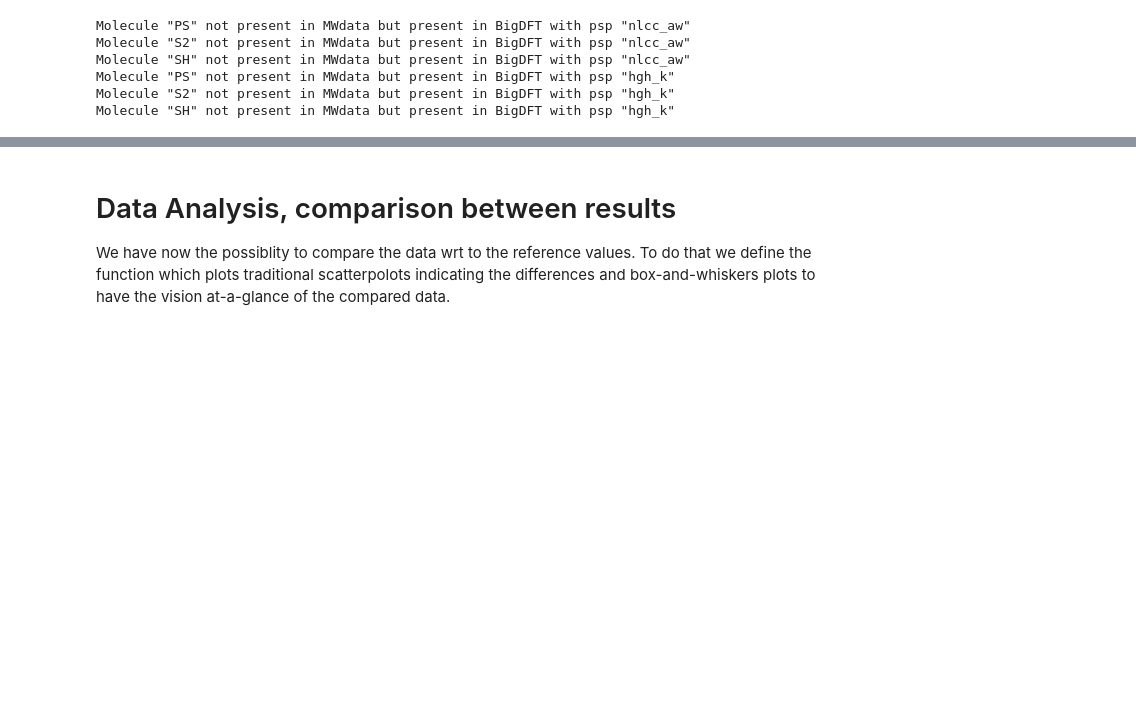
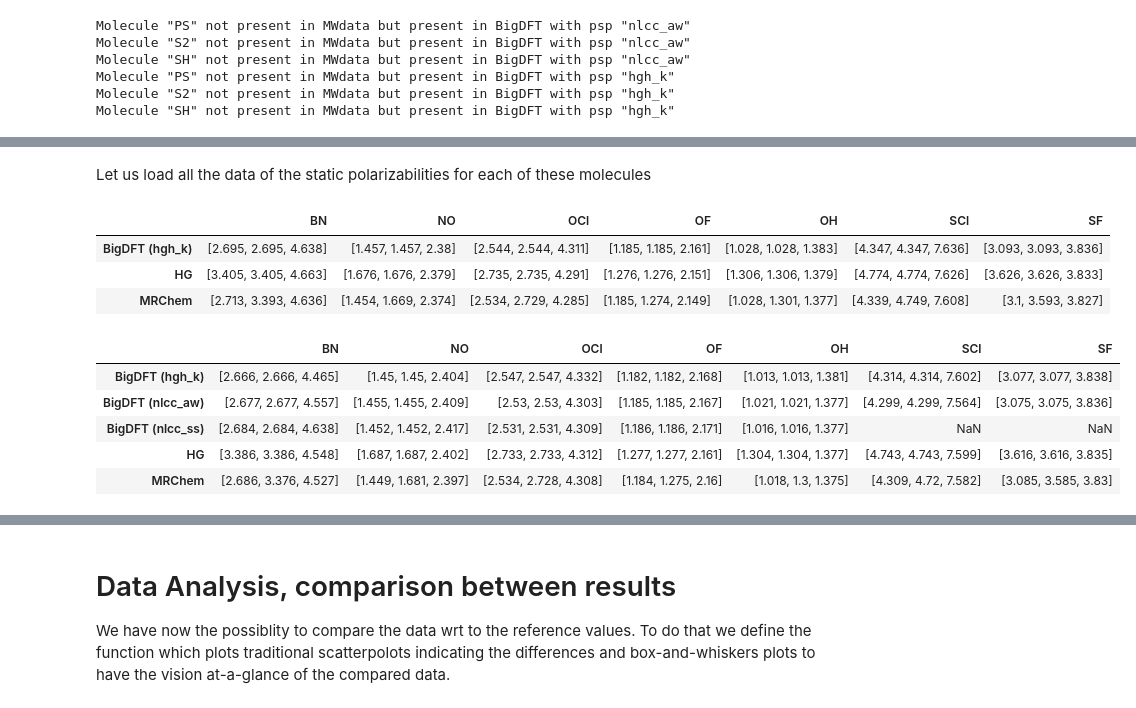
Before and after one commit to marcodalessandro76/Statical-Polarizability, a Jupyter notebook: Calculations/Data analysis.ipynb, the cells around one changed output, grey strips where cells are left out. Drawn from its saved outputs; the diff is of its cells as text; code cells hidden in the pictures; blank space fills up the shorter version.

Commit message:
Anisotropy table added

```diff
--- a/Calculations/Data analysis.ipynb
+++ b/Calculations/Data analysis.ipynb
@@ -240,0 +217,2 @@ Molecule "SH" not present in MWdata but present in BigDFT with psp "hgh_k"
+# %% [markdown]
+Let us load all the data of the static polarizabilities for each of these molecules
@@ -240,0 +229,16 @@ Molecule "SH" not present in MWdata but present in BigDFT with psp "hgh_k"
+# %%
+df.from_dict(anisotropic_data['lda'])
+# %% [output]
+|  | BN | NO | OCl | OF | OH | SCl | SF |
+| BigDFT (hgh_k) | [2.695, 2.695, 4.638] | [1.457, 1.457, 2.38] | [2.544, 2.544, 4.311] | [1.185, 1.185, 2.161] | [1.028, 1.028, 1.383] | [4.347, 4.347, 7.636] | [3.093, 3.093, 3.836] |
+| HG | [3.405, 3.405, 4.663] | [1.676, 1.676, 2.379] | [2.735, 2.735, 4.291] | [1.276, 1.276, 2.151] | [1.306, 1.306, 1.379] | [4.774, 4.774, 7.626] | [3.626, 3.626, 3.833] |
+| MRChem | [2.713, 3.393, 4.636] | [1.454, 1.669, 2.374] | [2.534, 2.729, 4.285] | [1.185, 1.274, 2.149] | [1.028, 1.301, 1.377] | [4.339, 4.749, 7.608] | [3.1, 3.593, 3.827] |
+# %%
+df.from_dict(anisotropic_data['pbe'])
+# %% [output]
+|  | BN | NO | OCl | OF | OH | SCl | SF |
+| BigDFT (hgh_k) | [2.666, 2.666, 4.465] | [1.45, 1.45, 2.404] | [2.547, 2.547, 4.332] | [1.182, 1.182, 2.168] | [1.013, 1.013, 1.381] | [4.314, 4.314, 7.602] | [3.077, 3.077, 3.838] |
+| BigDFT (nlcc_aw) | [2.677, 2.677, 4.557] | [1.455, 1.455, 2.409] | [2.53, 2.53, 4.303] | [1.185, 1.185, 2.167] | [1.021, 1.021, 1.377] | [4.299, 4.299, 7.564] | [3.075, 3.075, 3.836] |
+| BigDFT (nlcc_ss) | [2.684, 2.684, 4.638] | [1.452, 1.452, 2.417] | [2.531, 2.531, 4.309] | [1.186, 1.186, 2.171] | [1.016, 1.016, 1.377] | NaN | NaN |
+| HG | [3.386, 3.386, 4.548] | [1.687, 1.687, 2.402] | [2.733, 2.733, 4.312] | [1.277, 1.277, 2.161] | [1.304, 1.304, 1.377] | [4.743, 4.743, 7.599] | [3.616, 3.616, 3.835] |
+| MRChem | [2.686, 3.376, 4.527] | [1.449, 1.681, 2.397] | [2.534, 2.728, 4.308] | [1.184, 1.275, 2.16] | [1.018, 1.3, 1.375] | [4.309, 4.72, 7.582] | [3.085, 3.585, 3.83] |
```
Also changed, not shown: parts of 19 cells of this notebook.
